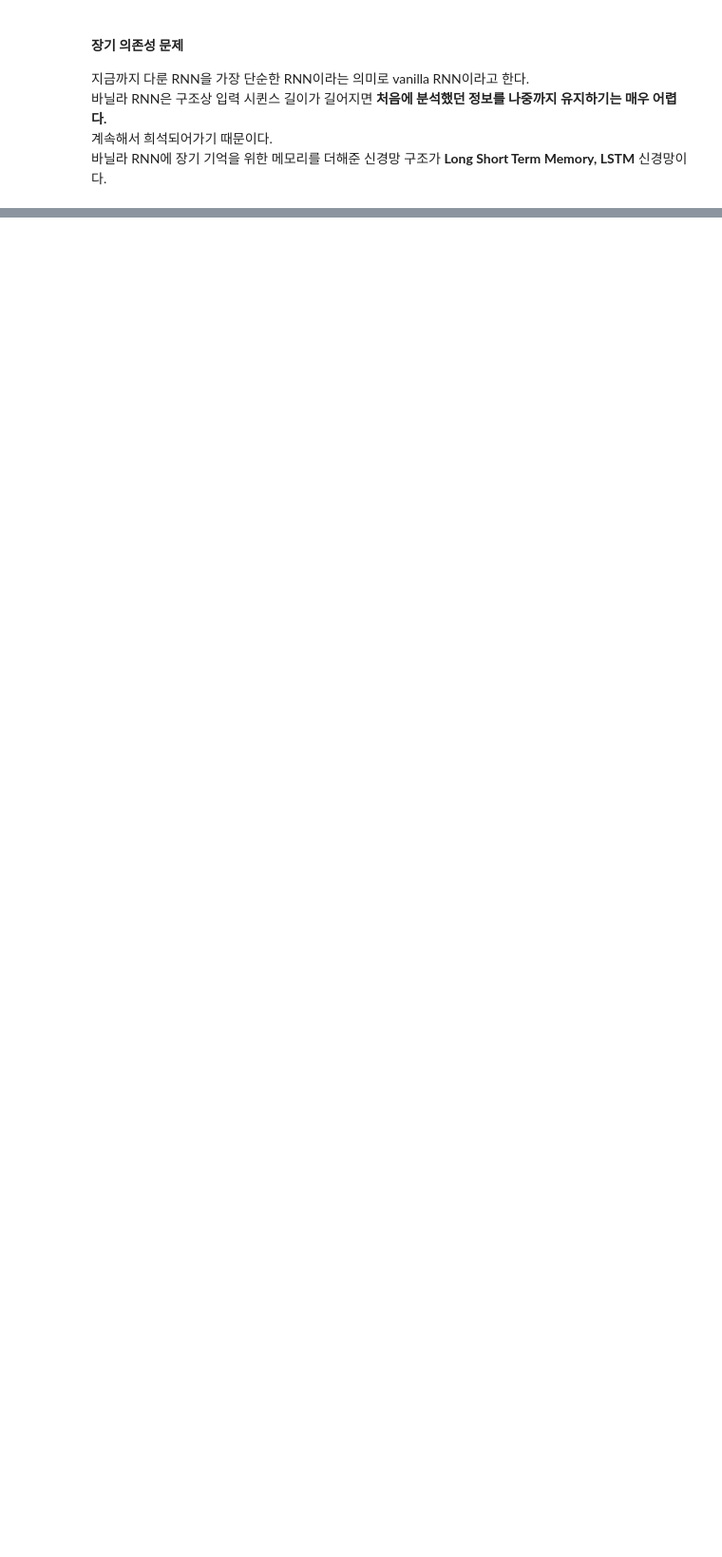
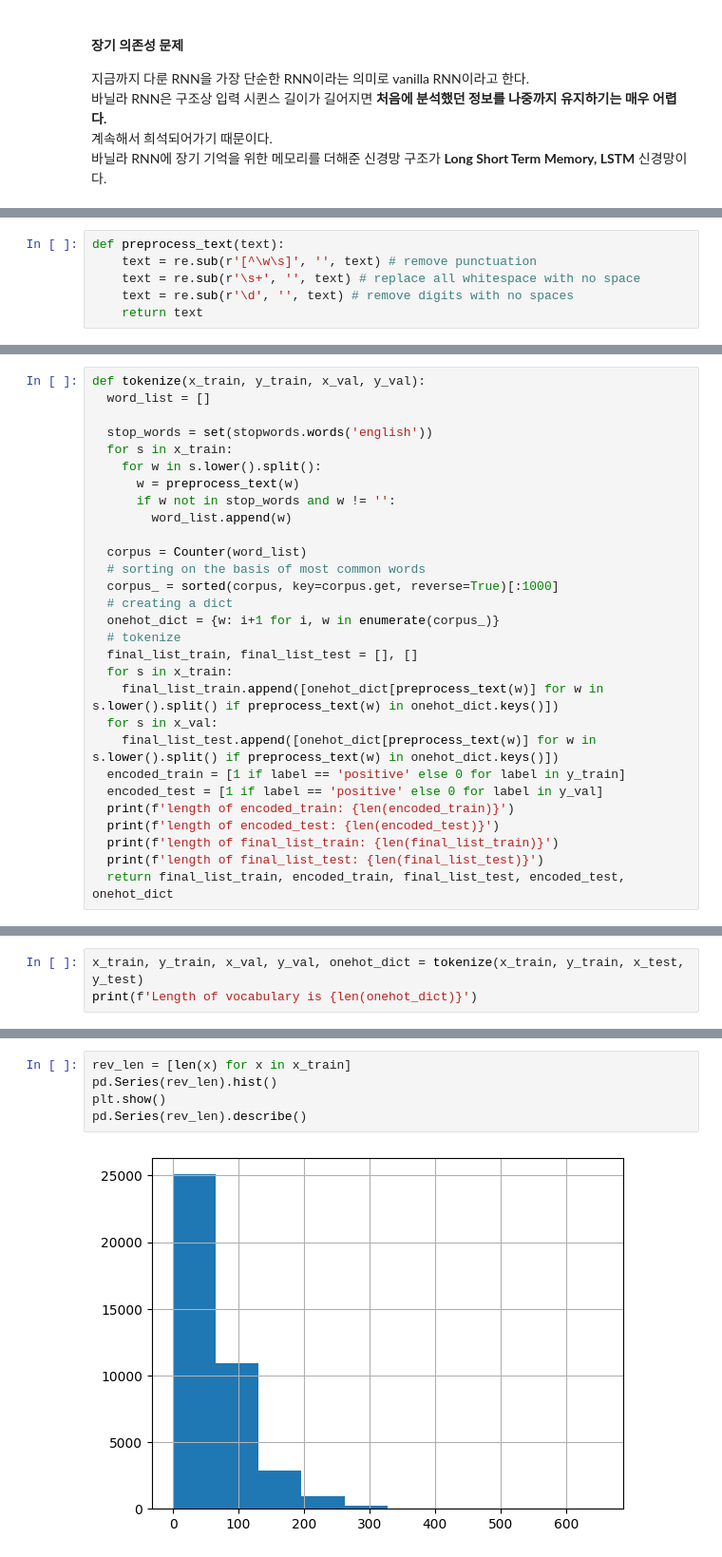
Before and after one commit to daejlee/AI_Programming, a Jupyter notebook: AP_11_15_RNN.ipynb, the cells around one changed output, grey strips where cells are left out. Shown at 95% size. Saved outputs shown, nothing was run; the diff lists cells and outputs as text; blank space fills up the shorter version.

```diff
--- a/AP_11_15_RNN.ipynb
+++ b/AP_11_15_RNN.ipynb
@@ -64,0 +119,6 @@ RNN 계열 신경망 구조를 나타낼 때 **어떤 종류의 RNN cell을 썼
+# %%
+def preprocess_text(text):
+    text = re.sub(r'[^\w\s]', '', text) # remove punctuation
+    text = re.sub(r'\s+', '', text) # replace all whitespace with no space
+    text = re.sub(r'\d', '', text) # remove digits with no spaces
+    return text
@@ -64,0 +127,29 @@ RNN 계열 신경망 구조를 나타낼 때 **어떤 종류의 RNN cell을 썼
+# %%
+def tokenize(x_train, y_train, x_val, y_val):
+  word_list = []
+
+  stop_words = set(stopwords.words('english'))
+  for s in x_train:
+    for w in s.lower().split():
+      w = preprocess_text(w)
+      if w not in stop_words and w != '':
+        word_list.append(w)
+
+  corpus = Counter(word_list)
+  # sorting on the basis of most common words
+  corpus_ = sorted(corpus, key=corpus.get, reverse=True)[:1000]
+  # creating a dict
+  onehot_dict = {w: i+1 for i, w in enumerate(corpus_)}
+  # tokenize
+  final_list_train, final_list_test = [], []
+  for s in x_train:
+    final_list_train.append([onehot_dict[preprocess_text(w)] for w in s.lower().split() if preprocess_text(w) in onehot_dict.keys()])
+  for s in x_val:
+    final_list_test.append([onehot_dict[preprocess_text(w)] for w in s.lower().split() if preprocess_text(w) in onehot_dict.keys()])
+  encoded_train = [1 if label == 'positive' else 0 for label in y_train]
+  encoded_test = [1 if label == 'positive' else 0 for label in y_val]
+  print(f'length of encoded_train: {len(encoded_train)}')
+  print(f'length of encoded_test: {len(encoded_test)}')
+  print(f'length of final_list_train: {len(final_list_train)}')
+  print(f'length of final_list_test: {len(final_list_test)}')
+  return final_list_train, encoded_train, final_list_test, encoded_test, onehot_dict
@@ -64,0 +159,3 @@ RNN 계열 신경망 구조를 나타낼 때 **어떤 종류의 RNN cell을 썼
+# %%
+x_train, y_train, x_val, y_val, onehot_dict = tokenize(x_train, y_train, x_test, y_test)
+print(f'Length of vocabulary is {len(onehot_dict)}')
@@ -64,0 +168,7 @@ RNN 계열 신경망 구조를 나타낼 때 **어떤 종류의 RNN cell을 썼
+# %%
+rev_len = [len(x) for x in x_train]
+pd.Series(rev_len).hist()
+plt.show()
+pd.Series(rev_len).describe()
+# %% [output]
+[figure, added]
```
Also changed, not shown: parts of 17 cells of this notebook, 1 other file.
